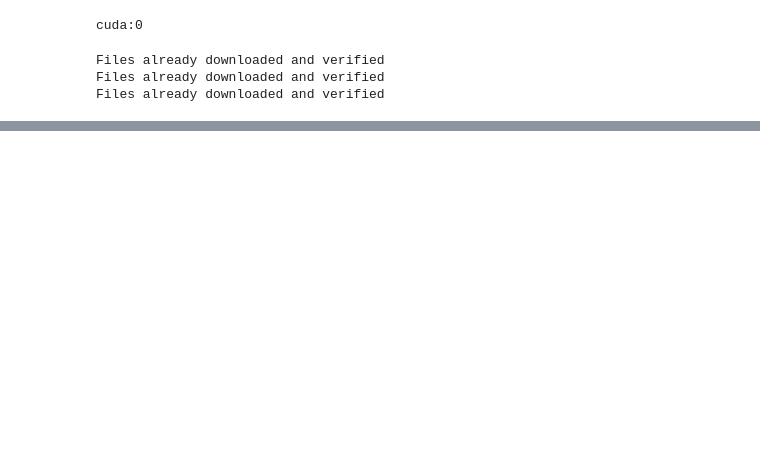
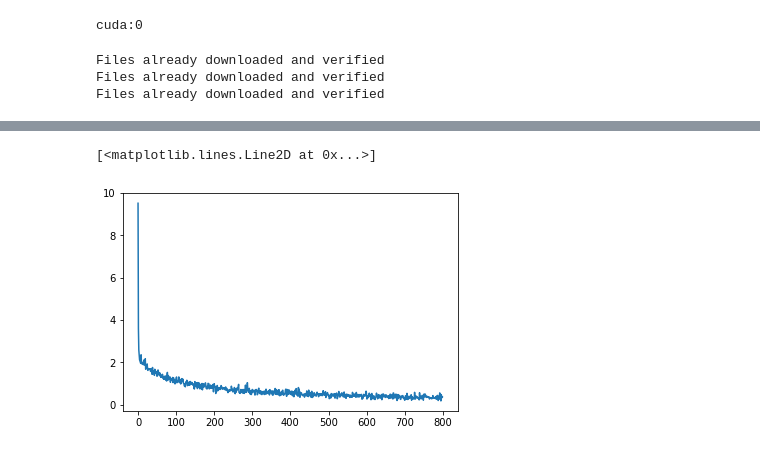
Before and after one commit to stigbosmans/Deep-learning-from-scratch, a Jupyter notebook: ResNet.ipynb, the cells around one changed output, grey strips where cells are left out. Saved outputs shown, nothing was run; the diff lists cells and outputs as text; code cells hidden in the pictures; blank space fills up the shorter version.

```diff
--- a/ResNet.ipynb
+++ b/ResNet.ipynb
@@ -160,0 +200,5 @@ KeyboardInterrupt:
+# %%
+plt.plot(range(len(history['train_acc'])), history['loss'])
+# %% [output]
+[<matplotlib.lines.Line2D at 0x...>]
+[figure, added]
```
Also changed, not shown: parts of 7 cells of this notebook, 1 other file.
